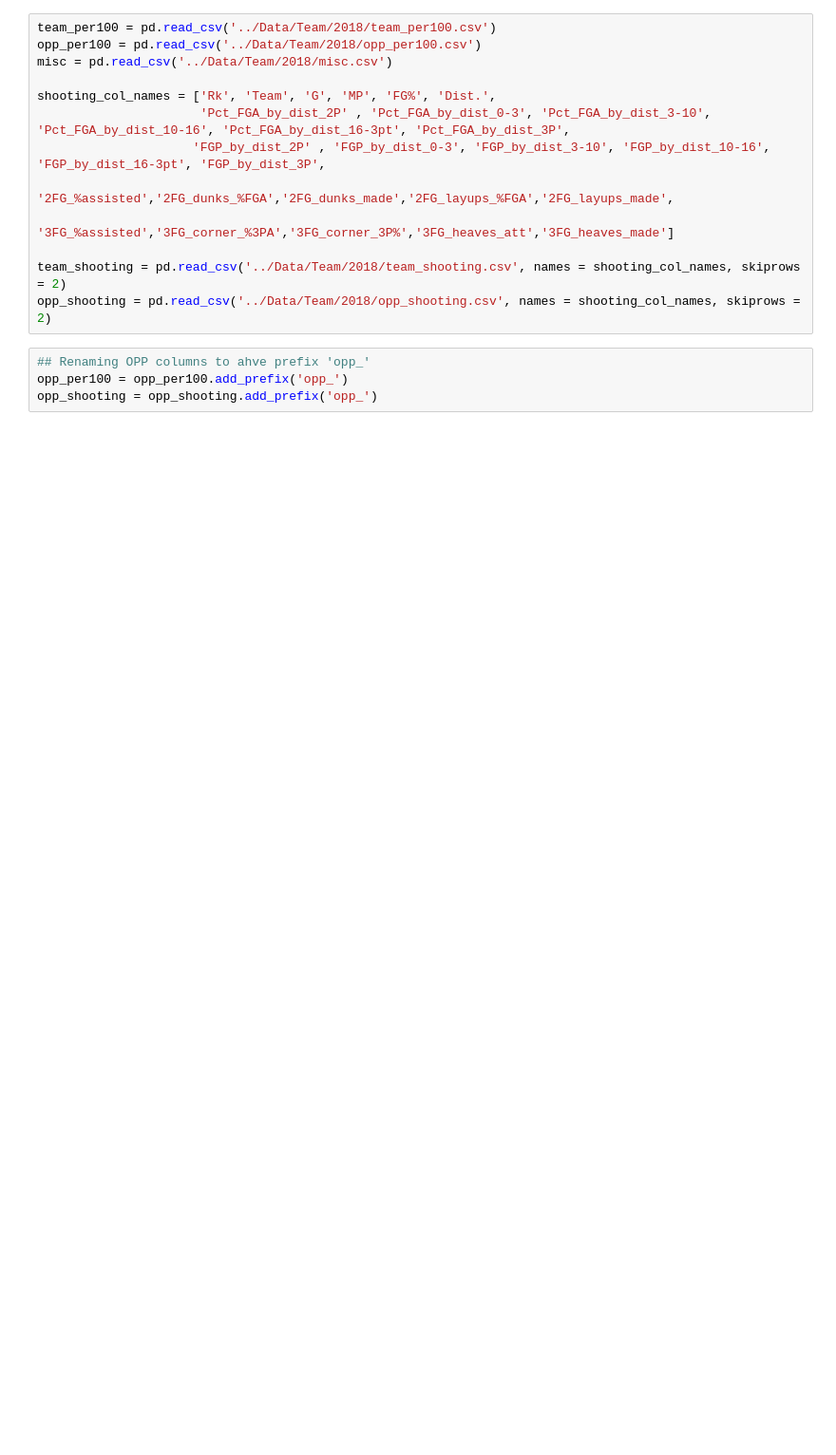
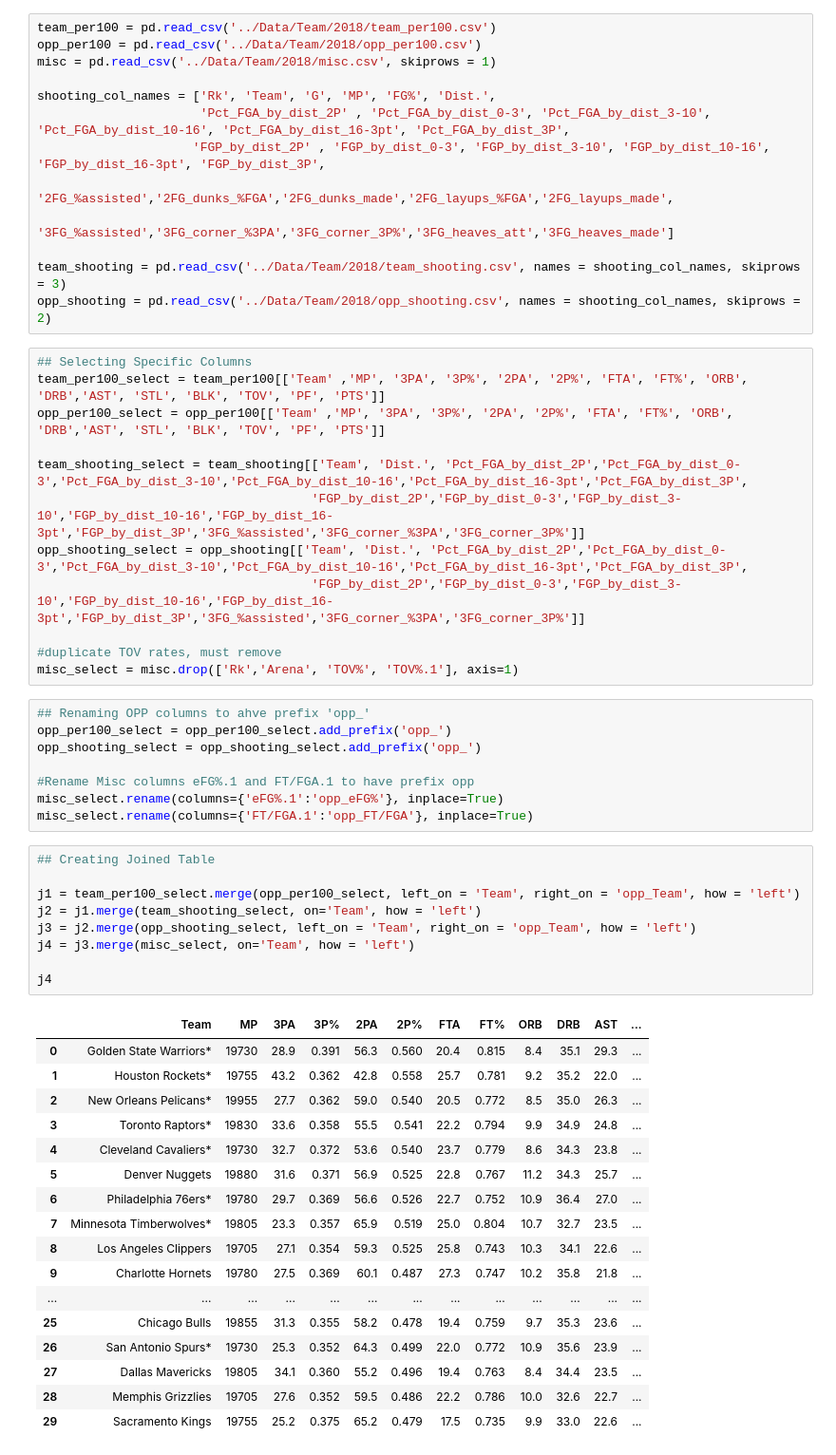
Before and after one commit to tbala25/NBA-Player_Team-Clusters, a Jupyter notebook: Team-Clustering/Data_Cleaning.ipynb, the cells around one changed output. Shown at 95% size. Drawn from its saved outputs; the diff is of its cells as text; blank space fills up the shorter version.

Commit message:
Team Clustering data cleaning merge and preliminary col selection

```diff
--- a/Team-Clustering/Data_Cleaning.ipynb
+++ b/Team-Clustering/Data_Cleaning.ipynb
@@ -3,7 +14,7 @@ import pandas as pd
 # %%
 team_per100 = pd.read_csv('../Data/Team/2018/team_per100.csv')
 opp_per100 = pd.read_csv('../Data/Team/2018/opp_per100.csv')
-misc = pd.read_csv('../Data/Team/2018/misc.csv')
+misc = pd.read_csv('../Data/Team/2018/misc.csv', skiprows = 1)
 
 shooting_col_names = ['Rk', 'Team', 'G', 'MP', 'FG%', 'Dist.',
                       'Pct_FGA_by_dist_2P' , 'Pct_FGA_by_dist_0-3', 'Pct_FGA_by_dist_3-10', 'Pct_FGA_by_dist_10-16', 'Pct_FGA_by_dist_16-3pt', 'Pct_FGA_by_dist_3P',
@@ -11,9 +22,52 @@ shooting_col_names = ['Rk', 'Team', 'G', 'MP', 'FG%', 'Dist.',
                      '2FG_%assisted','2FG_dunks_%FGA','2FG_dunks_made','2FG_layups_%FGA','2FG_layups_made',
                      '3FG_%assisted','3FG_corner_%3PA','3FG_corner_3P%','3FG_heaves_att','3FG_heaves_made']
 
-team_shooting = pd.read_csv('../Data/Team/2018/team_shooting.csv', names = shooting_col_names, skiprows = 2)
+team_shooting = pd.read_csv('../Data/Team/2018/team_shooting.csv', names = shooting_col_names, skiprows = 3)
 opp_shooting = pd.read_csv('../Data/Team/2018/opp_shooting.csv', names = shooting_col_names, skiprows = 2)
-# %%
-## Renaming OPP columns to ahve prefix 'opp_'
-opp_per100 = opp_per100.add_prefix('opp_')
-opp_shooting = opp_shooting.add_prefix('opp_')
+# %%
+## Selecting Specific Columns
+team_per100_select = team_per100[['Team' ,'MP', '3PA', '3P%', '2PA', '2P%', 'FTA', 'FT%', 'ORB', 'DRB','AST', 'STL', 'BLK', 'TOV', 'PF', 'PTS']]
+opp_per100_select = opp_per100[['Team' ,'MP', '3PA', '3P%', '2PA', '2P%', 'FTA', 'FT%', 'ORB', 'DRB','AST', 'STL', 'BLK', 'TOV', 'PF', 'PTS']]
+
+team_shooting_select = team_shooting[['Team', 'Dist.', 'Pct_FGA_by_dist_2P','Pct_FGA_by_dist_0-3','Pct_FGA_by_dist_3-10','Pct_FGA_by_dist_10-16','Pct_FGA_by_dist_16-3pt','Pct_FGA_by_dist_3P',
+                                     'FGP_by_dist_2P','FGP_by_dist_0-3','FGP_by_dist_3-10','FGP_by_dist_10-16','FGP_by_dist_16-3pt','FGP_by_dist_3P','3FG_%assisted','3FG_corner_%3PA','3FG_corner_3P%']]
+opp_shooting_select = opp_shooting[['Team', 'Dist.', 'Pct_FGA_by_dist_2P','Pct_FGA_by_dist_0-3','Pct_FGA_by_dist_3-10','Pct_FGA_by_dist_10-16','Pct_FGA_by_dist_16-3pt','Pct_FGA_by_dist_3P',
+                                     'FGP_by_dist_2P','FGP_by_dist_0-3','FGP_by_dist_3-10','FGP_by_dist_10-16','FGP_by_dist_16-3pt','FGP_by_dist_3P','3FG_%assisted','3FG_corner_%3PA','3FG_corner_3P%']]
+
+#duplicate TOV rates, must remove
+misc_select = misc.drop(['Rk','Arena', 'TOV%', 'TOV%.1'], axis=1)
+# %%
+## Renaming OPP columns to ahve prefix 'opp_'
+opp_per100_select = opp_per100_select.add_prefix('opp_')
+opp_shooting_select = opp_shooting_select.add_prefix('opp_')
+
+#Rename Misc columns eFG%.1 and FT/FGA.1 to have prefix opp
+misc_select.rename(columns={'eFG%.1':'opp_eFG%'}, inplace=True)
+misc_select.rename(columns={'FT/FGA.1':'opp_FT/FGA'}, inplace=True)
+# %%
+## Creating Joined Table
+
+j1 = team_per100_select.merge(opp_per100_select, left_on = 'Team', right_on = 'opp_Team', how = 'left')
+j2 = j1.merge(team_shooting_select, on='Team', how = 'left')
+j3 = j2.merge(opp_shooting_select, left_on = 'Team', right_on = 'opp_Team', how = 'left')
+j4 = j3.merge(misc_select, on='Team', how = 'left')
+
+j4
+# %% [output]
+|  | Team | MP | 3PA | 3P% | 2PA | 2P% | FTA | FT% | ORB | DRB | AST | ... |
+| 0 | Golden State Warriors* | 19730 | 28.9 | 0.391 | 56.3 | 0.560 | 20.4 | 0.815 | 8.4 | 35.1 | 29.3 | ... |
+| 1 | Houston Rockets* | 19755 | 43.2 | 0.362 | 42.8 | 0.558 | 25.7 | 0.781 | 9.2 | 35.2 | 22.0 | ... |
+| 2 | New Orleans Pelicans* | 19955 | 27.7 | 0.362 | 59.0 | 0.540 | 20.5 | 0.772 | 8.5 | 35.0 | 26.3 | ... |
+| 3 | Toronto Raptors* | 19830 | 33.6 | 0.358 | 55.5 | 0.541 | 22.2 | 0.794 | 9.9 | 34.9 | 24.8 | ... |
+| 4 | Cleveland Cavaliers* | 19730 | 32.7 | 0.372 | 53.6 | 0.540 | 23.7 | 0.779 | 8.6 | 34.3 | 23.8 | ... |
+| 5 | Denver Nuggets | 19880 | 31.6 | 0.371 | 56.9 | 0.525 | 22.8 | 0.767 | 11.2 | 34.3 | 25.7 | ... |
+| 6 | Philadelphia 76ers* | 19780 | 29.7 | 0.369 | 56.6 | 0.526 | 22.7 | 0.752 | 10.9 | 36.4 | 27.0 | ... |
+| 7 | Minnesota Timberwolves* | 19805 | 23.3 | 0.357 | 65.9 | 0.519 | 25.0 | 0.804 | 10.7 | 32.7 | 23.5 | ... |
+| 8 | Los Angeles Clippers | 19705 | 27.1 | 0.354 | 59.3 | 0.525 | 25.8 | 0.743 | 10.3 | 34.1 | 22.6 | ... |
+| 9 | Charlotte Hornets | 19780 | 27.5 | 0.369 | 60.1 | 0.487 | 27.3 | 0.747 | 10.2 | 35.8 | 21.8 | ... |
+| ... | ... | ... | ... | ... | ... | ... | ... | ... | ... | ... | ... | ... |
+| 25 | Chicago Bulls | 19855 | 31.3 | 0.355 | 58.2 | 0.478 | 19.4 | 0.759 | 9.7 | 35.3 | 23.6 | ... |
+| 26 | San Antonio Spurs* | 19730 | 25.3 | 0.352 | 64.3 | 0.499 | 22.0 | 0.772 | 10.9 | 35.6 | 23.9 | ... |
+| 27 | Dallas Mavericks | 19805 | 34.1 | 0.360 | 55.2 | 0.496 | 19.4 | 0.763 | 8.4 | 34.4 | 23.5 | ... |
+| 28 | Memphis Grizzlies | 19705 | 27.6 | 0.352 | 59.5 | 0.486 | 22.2 | 0.786 | 10.0 | 32.6 | 22.7 | ... |
+| 29 | Sacramento Kings | 19755 | 25.2 | 0.375 | 65.2 | 0.479 | 17.5 | 0.735 | 9.9 | 33.0 | 22.6 | ... |
```
Also changed, not shown: parts of 8 cells of this notebook, 3 other files.
